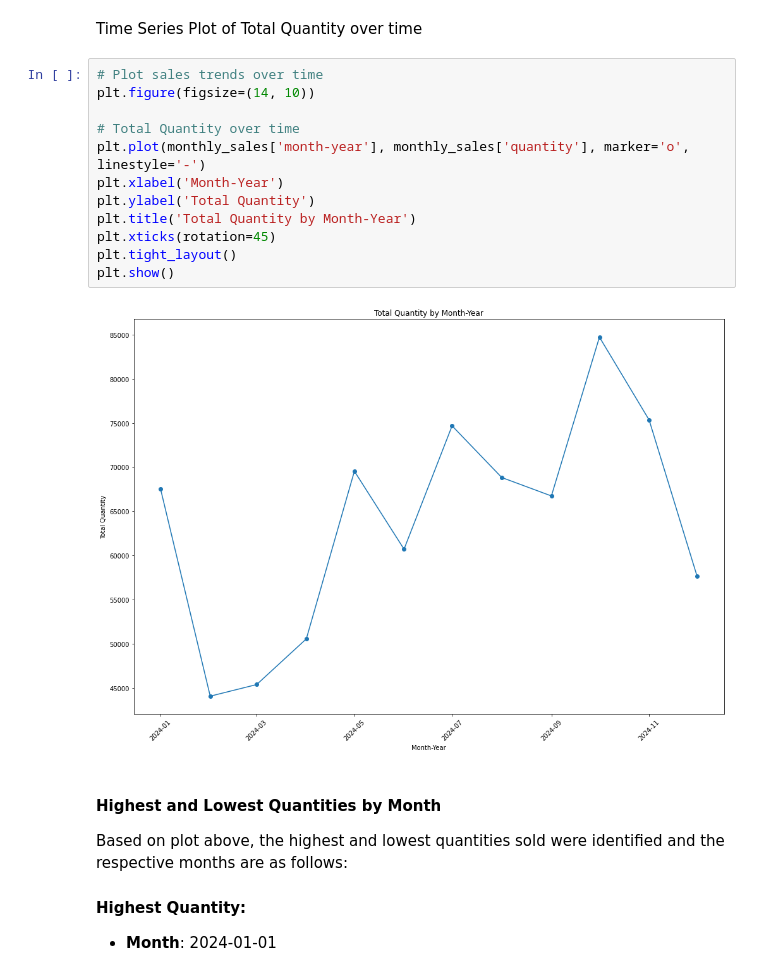
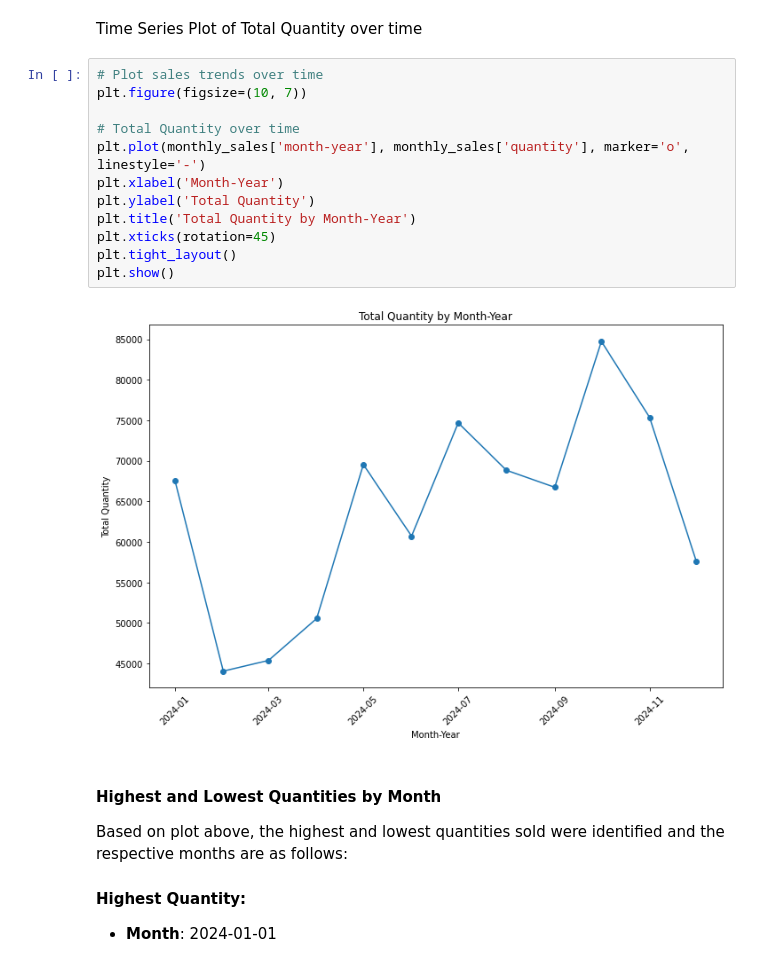
Before and after one commit to wambuiGicheha/kwanza_tukule_TechAssement, a Jupyter notebook: index.ipynb, the cells around one changed output. Drawn from its saved outputs; the diff is of its cells as text.

```diff
--- a/index.ipynb
+++ b/index.ipynb
@@ -599,18 +602,18 @@ print(monthly_sales)
 Time Series Plot of Total Quantity over time
 # %%
 # Plot sales trends over time
-plt.figure(figsize=(14, 10))
+plt.figure(figsize=(10, 7))
 
 # Total Quantity over time
 plt.plot(monthly_sales['month-year'], monthly_sales['quantity'], marker='o', linestyle='-')
 plt.xlabel('Month-Year')
 plt.ylabel('Total Quantity')
 plt.title('Total Quantity by Month-Year')
 plt.xticks(rotation=45)
 plt.tight_layout()
 plt.show()
 # %% [output]
-[figure, old version]
+[figure, new version]
 # %% [markdown]
 #### Highest and Lowest Quantities by Month
 
```
Also changed, not shown: parts of 8 cells of this notebook.
